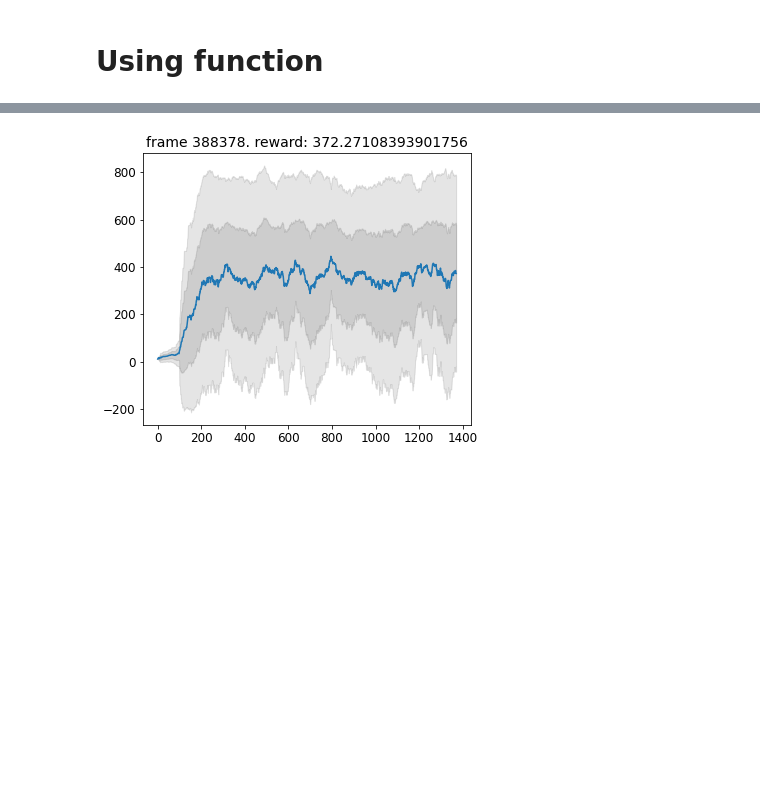
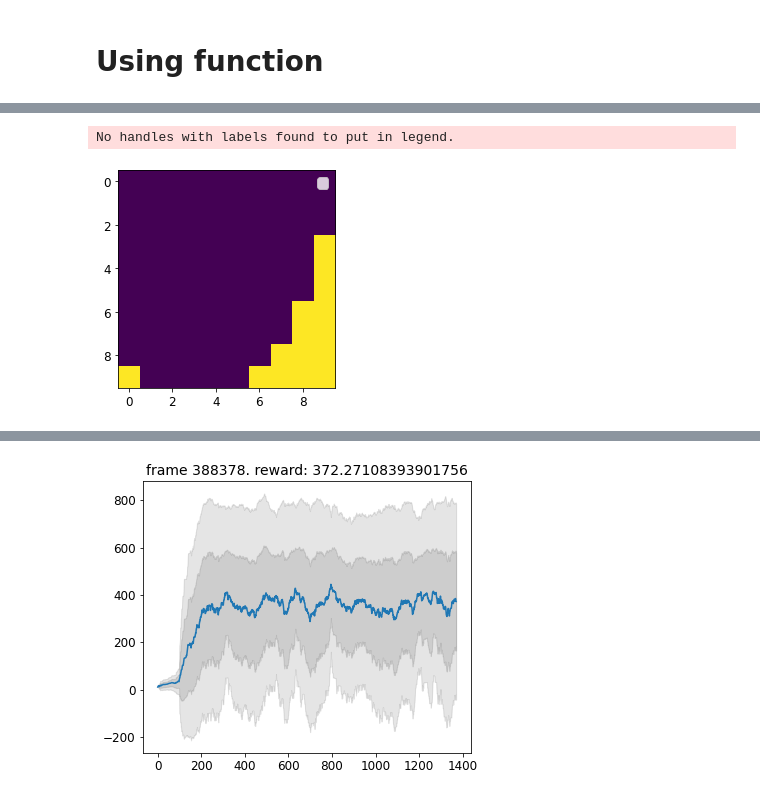
Before and after one commit to TheodoreWolf/climate_policy_rl, a Jupyter notebook: classes/AYS_testing.ipynb, the cells around one changed output, grey strips where cells are left out. Drawn from its saved outputs; the diff is of its cells as text; code cells hidden in the pictures; blank space fills up the shorter version.

```diff
--- a/classes/AYS_testing.ipynb
+++ b/classes/AYS_testing.ipynb
@@ -147,0 +148,5 @@ rewards = experiment.learning_loop_offline("DuelDDQN", batch_size=256, buffer_si
+# %%
+experiment.test_agent()
+# %% [output]
+No handles with labels found to put in legend.
+[figure, added]
```
Also changed, not shown: parts of 4 cells of this notebook, 14 other files.
